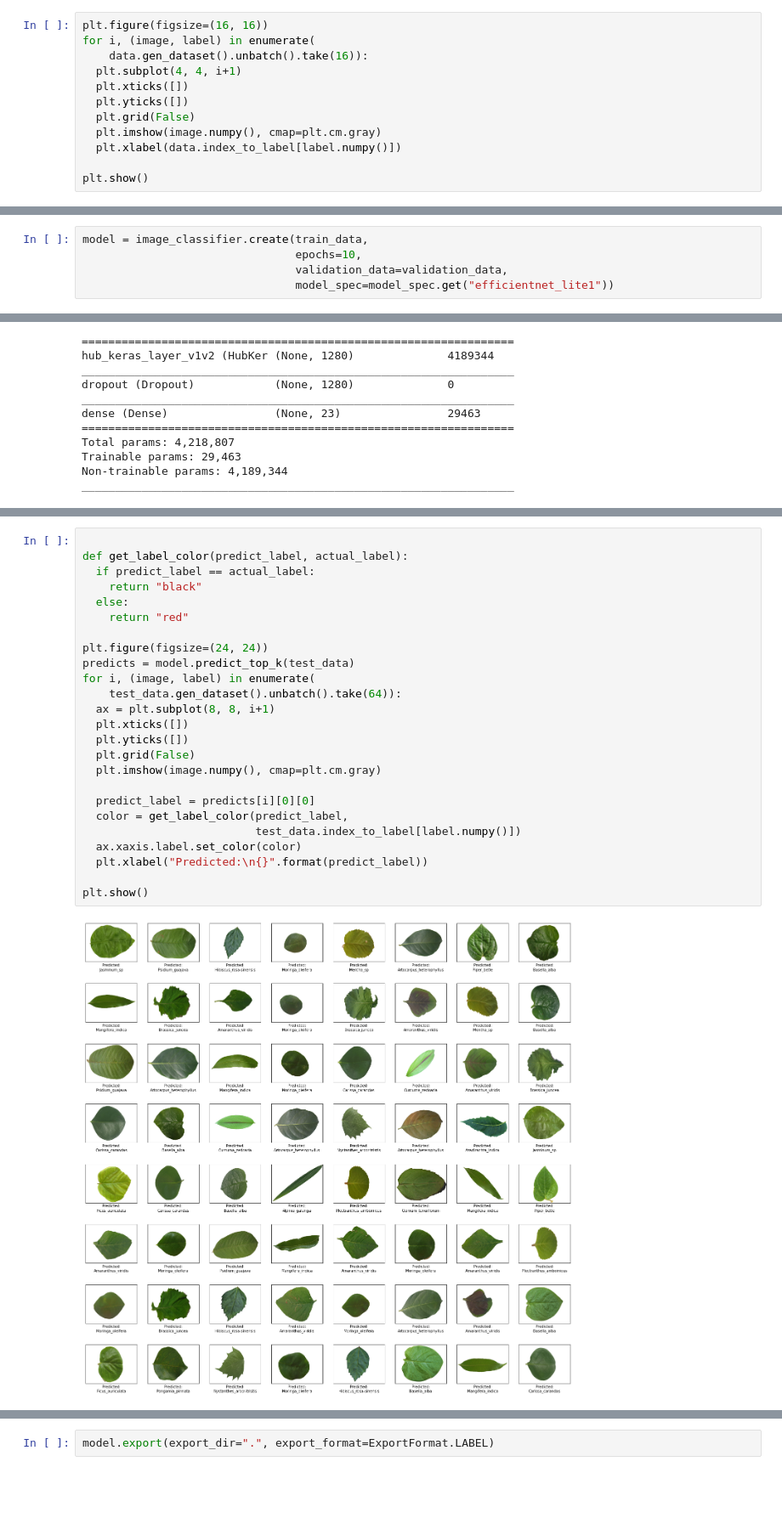
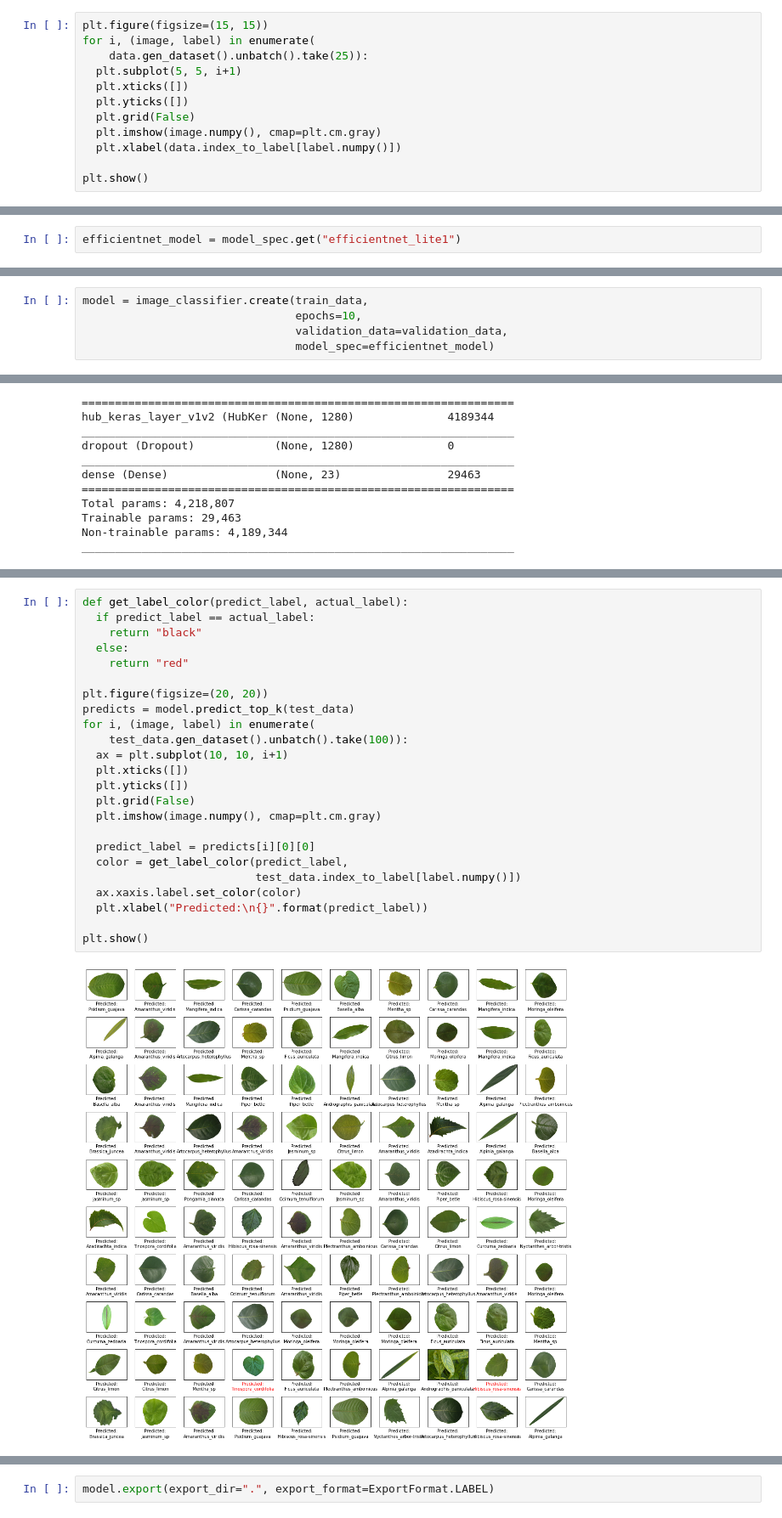
Before and after one commit to Dinusbank/ML, a Jupyter notebook: medleaf_test.ipynb, the cells around one changed output, grey strips where cells are left out. Shown at 85% size. Drawn from its saved outputs; the diff is of its cells as text; blank space fills up the shorter version.

Commit message:
Update notebook and model

```diff
--- a/medleaf_test.ipynb
+++ b/medleaf_test.ipynb
@@ -27,8 +83,8 @@ validation_data, test_data = rest_data.split(0.5)
 # %%
-plt.figure(figsize=(16, 16))
+plt.figure(figsize=(15, 15))
 for i, (image, label) in enumerate(
-    data.gen_dataset().unbatch().take(16)):
-  plt.subplot(4, 4, i+1)
+    data.gen_dataset().unbatch().take(25)):
+  plt.subplot(5, 5, i+1)
   plt.xticks([])
   plt.yticks([])
   plt.grid(False)
@@ -40,0 +104,2 @@ plt.show()
+# %%
+efficientnet_model = model_spec.get("efficientnet_lite1")
@@ -42,7 +110,7 @@ plt.show()
 model = image_classifier.create(train_data,
                                 epochs=10,
                                 validation_data=validation_data,
-                                model_spec=model_spec.get("efficientnet_lite1"))
+                                model_spec=efficientnet_model)
 # %% [output]
 INFO:tensorflow:Retraining the models...
 WARNING:tensorflow:Please add `keras.layers.InputLayer` instead of `keras.Input` to Sequential model. `keras.Input` is intended to be used by Functional model.
@@ -106,27 +183,26 @@ loss, accuracy = model.evaluate(test_data)
 # %%
-
 def get_label_color(predict_label, actual_label):
   if predict_label == actual_label:
     return "black"
   else:
     return "red"
 
-plt.figure(figsize=(24, 24))
+plt.figure(figsize=(20, 20))
 predicts = model.predict_top_k(test_data)
 for i, (image, label) in enumerate(
-    test_data.gen_dataset().unbatch().take(64)):
-  ax = plt.subplot(8, 8, i+1)
+    test_data.gen_dataset().unbatch().take(100)):
+  ax = plt.subplot(10, 10, i+1)
   plt.xticks([])
   plt.yticks([])
   plt.grid(False)
   plt.imshow(image.numpy(), cmap=plt.cm.gray)
 
   predict_label = predicts[i][0][0]
   color = get_label_color(predict_label,
                           test_data.index_to_label[label.numpy()])
   ax.xaxis.label.set_color(color)
   plt.xlabel("Predicted:\n{}".format(predict_label))
 
 plt.show()
 # %% [output]
-[figure, old version]
+[figure, new version]
```
Also changed, not shown: parts of 23 cells of this notebook, 2 other files.
